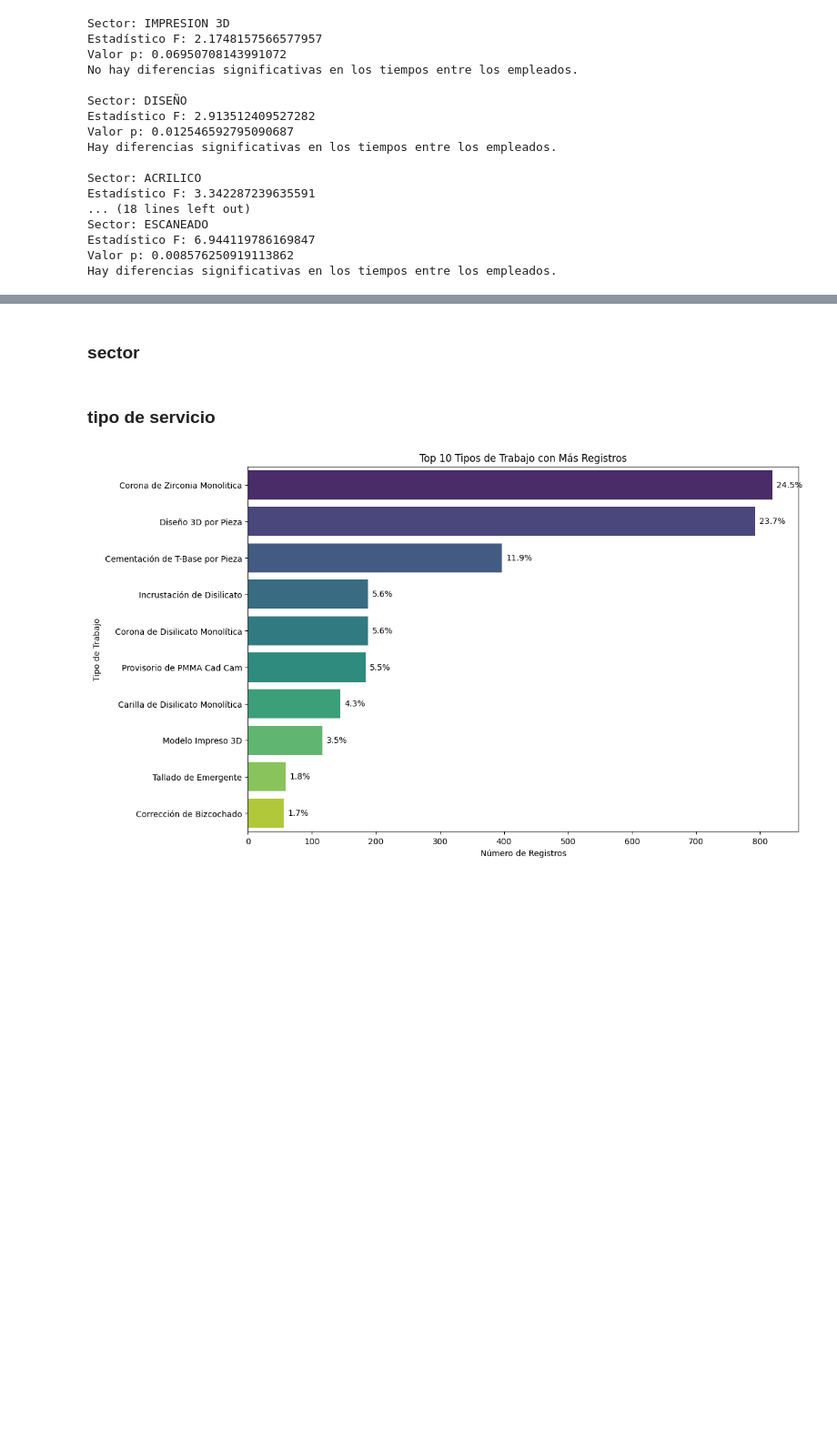
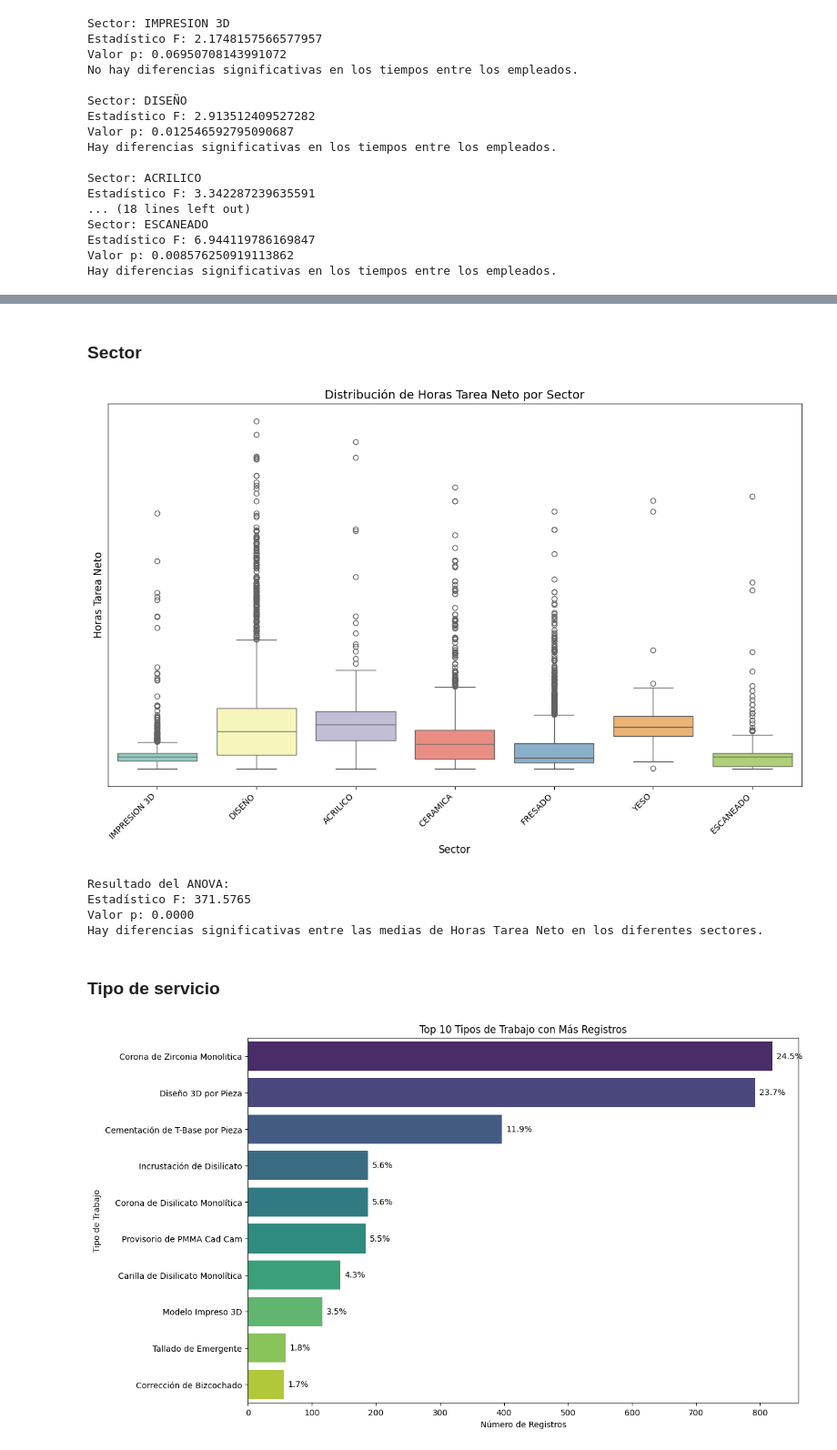
Before and after one commit to AbrilSchafer/Proyecto-Final, a Jupyter notebook: EDA.ipynb, the cells around one changed output, grey strips where cells are left out. Shown at 91% size. Drawn from its saved outputs; the diff is of its cells as text; code cells hidden in the pictures; blank space fills up the shorter version.

```diff
--- a/EDA.ipynb
+++ b/EDA.ipynb
@@ -652,7 +848,64 @@ Hay diferencias significativas en los tiempos entre los empleados.
 # %% [markdown]
-### sector
+### Sector
+# %%
+# Función para convertir el formato 'HH:MM' a horas decimales
+def convertir_a_horas(tiempo_str):
+    horas, minutos = map(int, tiempo_str.split(':'))
+    return horas + minutos / 60
+
+# Convertir la columna 'Horas Tarea Neto' de formato string 'HH:MM' a horas decimales
+df['Horas Tarea Neto'] = df['Horas Tarea Neto'].apply(convertir_a_horas)
+
+# Crear el gráfico de boxplot por sector con diferentes colores
+plt.figure(figsize=(12, 8))
+sns.boxplot(x='Sector', y='Horas Tarea Neto', data=df, palette='Set3')  # Cambia 'Set3' por otra paleta si lo prefieres
+
+# Configurar el título y las etiquetas
+plt.title('Distribución de Horas Tarea Neto por Sector', fontsize=14)
+plt.xlabel('Sector', fontsize=12)
+plt.ylabel('Horas Tarea Neto', fontsize=12)
+
+# Ocultar los valores del eje Y (pero mantener el label)
+plt.gca().yaxis.set_ticks([])  # Esto oculta los valores del eje Y, pero deja la etiqueta
+
+# Rotar las etiquetas del eje X para mejor legibilidad
+plt.xticks(rotation=45, ha='right')
+
+# Ajustar el diseño del gráfico
+plt.tight_layout()
+
+# Mostrar el gráfico
+plt.show()
+
+# Realizar un test ANOVA para comparar las medias de 'Horas Tarea Neto' entre los sectores
+anova_result = stats.f_oneway(
+    df[df['Sector'] == 'DISEÑO']['Horas Tarea Neto'],
+    df[df['Sector'] == 'IMPRESION 3D']['Horas Tarea Neto'],
+    df[df['Sector'] == 'CERAMICA']['Horas Tarea Neto'],
+    df[df['Sector'] == 'ACRILICO']['Horas Tarea Neto'],
+    df[df['Sector'] == 'FRESADO']['Horas Tarea Neto'],
+    df[df['Sector'] == 'YESO']['Horas Tarea Neto'],
+    df[df['Sector'] == 'ESCANEADO']['Horas Tarea Neto']
+)
+
+# Mostrar el resultado del test ANOVA
+print('Resultado del ANOVA:')
+print(f'Estadístico F: {anova_result.statistic:.4f}')
+print(f'Valor p: {anova_result.pvalue:.4f}')
+
+# Interpretación del ANOVA
+if anova_result.pvalue < 0.05:
+    print("Hay diferencias significativas entre las medias de Horas Tarea Neto en los diferentes sectores.")
+else:
+    print("No hay diferencias significativas entre las medias de Horas Tarea Neto en los diferentes sectores.")
+# %% [output]
+[figure, added]
+Resultado del ANOVA:
+Estadístico F: 371.5765
+Valor p: 0.0000
+Hay diferencias significativas entre las medias de Horas Tarea Neto en los diferentes sectores.
 # %% [markdown]
-### tipo de servicio
+### Tipo de servicio
 # %%
 # top 10 tipo de servicio
 
```
Also changed, not shown: parts of 37 cells of this notebook, 4 other files.
